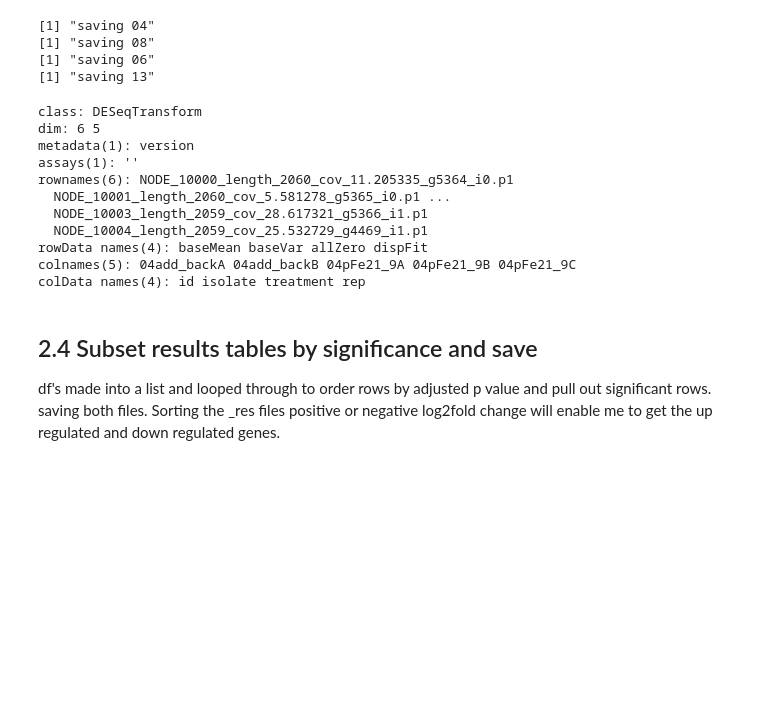
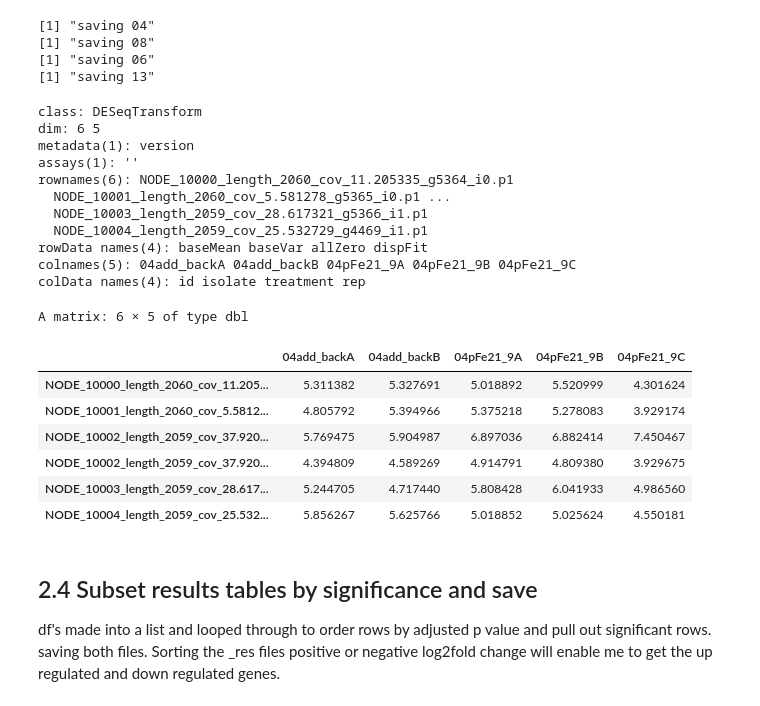
Before and after one commit to CohenLabUGA/SAB_isolates, a Jupyter notebook: jupyter_notebooks/DE_run.ipynb, the cells around one changed output. Saved outputs shown, nothing was run; the diff lists cells and outputs as text; code cells hidden in the pictures; blank space fills up the shorter version.

```diff
--- a/jupyter_notebooks/DE_run.ipynb
+++ b/jupyter_notebooks/DE_run.ipynb
@@ -422,18 +422,27 @@ using 'avgTxLength' from assays(dds), correcting for library size
 [1] "saving 13"
 # %%
 head(vsd4)
+head(assay(vsd4))
 # %% [output]
 class: DESeqTransform
 dim: 6 5
 metadata(1): version
 assays(1): ''
 rownames(6): NODE_10000_length_2060_cov_11.205335_g5364_i0.p1
   NODE_10001_length_2060_cov_5.581278_g5365_i0.p1 ...
   NODE_10003_length_2059_cov_28.617321_g5366_i1.p1
   NODE_10004_length_2059_cov_25.532729_g4469_i1.p1
 rowData names(4): baseMean baseVar allZero dispFit
 colnames(5): 04add_backA 04add_backB 04pFe21_9A 04pFe21_9B 04pFe21_9C
 colData names(4): id isolate treatment rep
+A matrix: 6 × 5 of type dbl
+|  | 04add_backA | 04add_backB | 04pFe21_9A | 04pFe21_9B | 04pFe21_9C |
+| NODE_10000_length_2060_cov_11.205... | 5.311382 | 5.327691 | 5.018892 | 5.520999 | 4.301624 |
+| NODE_10001_length_2060_cov_5.5812... | 4.805792 | 5.394966 | 5.375218 | 5.278083 | 3.929174 |
+| NODE_10002_length_2059_cov_37.920... | 5.769475 | 5.904987 | 6.897036 | 6.882414 | 7.450467 |
+| NODE_10002_length_2059_cov_37.920... | 4.394809 | 4.589269 | 4.914791 | 4.809380 | 3.929675 |
+| NODE_10003_length_2059_cov_28.617... | 5.244705 | 4.717440 | 5.808428 | 6.041933 | 4.986560 |
+| NODE_10004_length_2059_cov_25.532... | 5.856267 | 5.625766 | 5.018852 | 5.025624 | 4.550181 |
 # %% [markdown]
 ## 2.4 Subset results tables by significance and save
 df's made into a list and looped through to order rows by adjusted p value and pull out significant rows. saving both files. Sorting the _res files positive or negative log2fold change will enable me to get the up regulated and down regulated genes.
```
Also changed, not shown: parts of 5 cells of this notebook, 9 other files.
